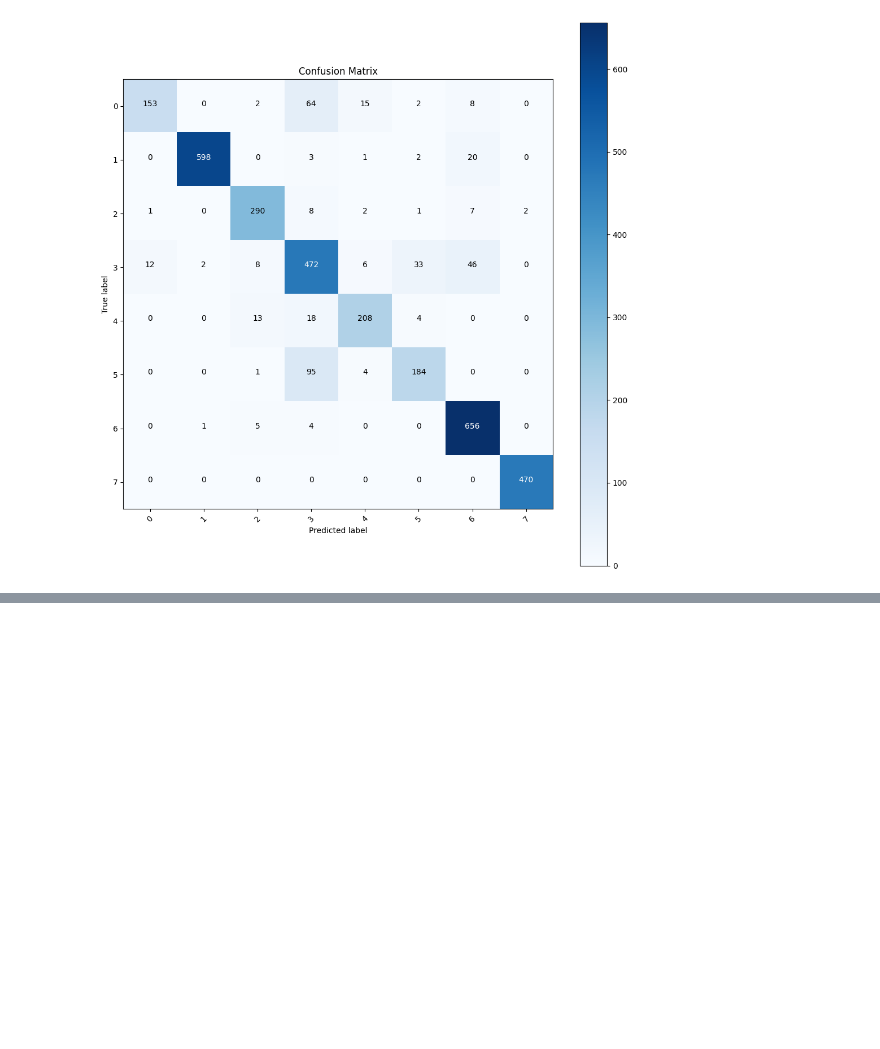
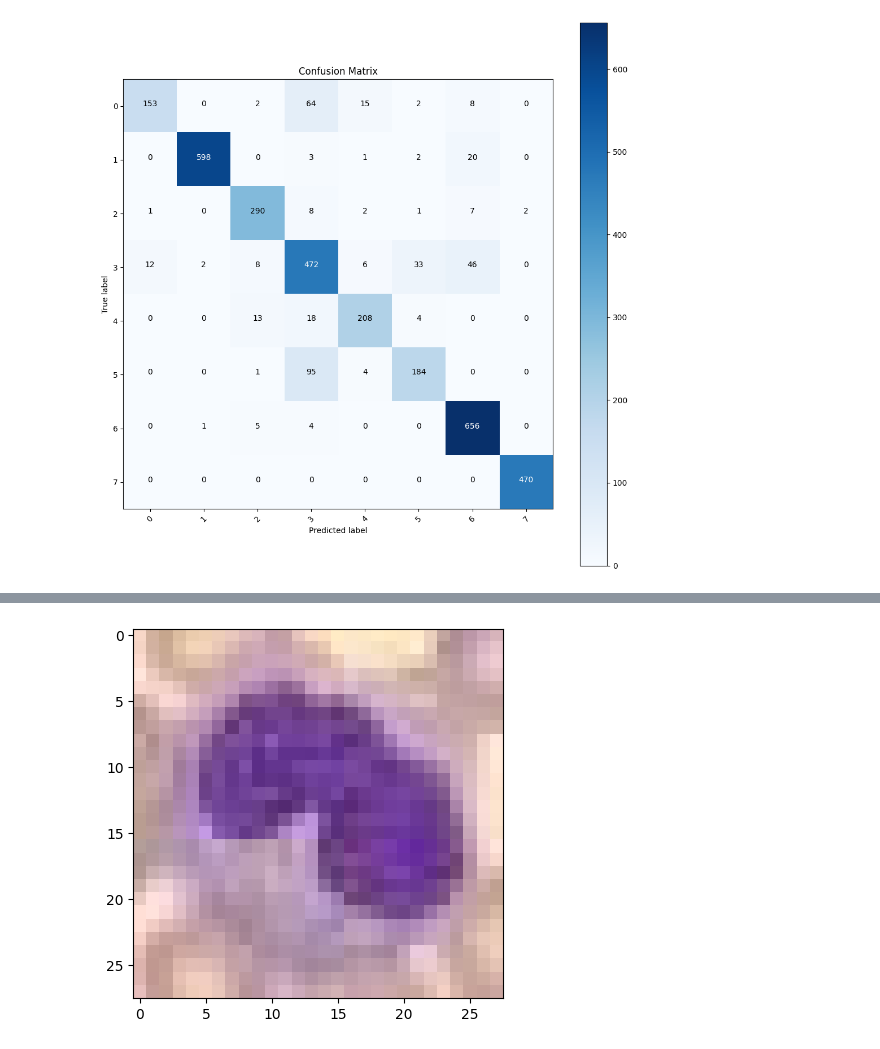
Before and after one commit to Jitesh193/IA048, a Jupyter notebook: EFC3/efc3_parte3_175867.ipynb, the cells around one changed output, grey strips where cells are left out. Cells and saved outputs as stored; diff of their text form; code cells hidden in the pictures; blank space fills up the shorter version.

```diff
--- a/EFC3/efc3_parte3_175867.ipynb
+++ b/EFC3/efc3_parte3_175867.ipynb
@@ -334,0 +339,5 @@ plt.show()
+# %%
+plt.imshow(TestX[10])
+plt.show()
+# %% [output]
+[figure, added]
```
Also changed, not shown: parts of 3 cells of this notebook.
